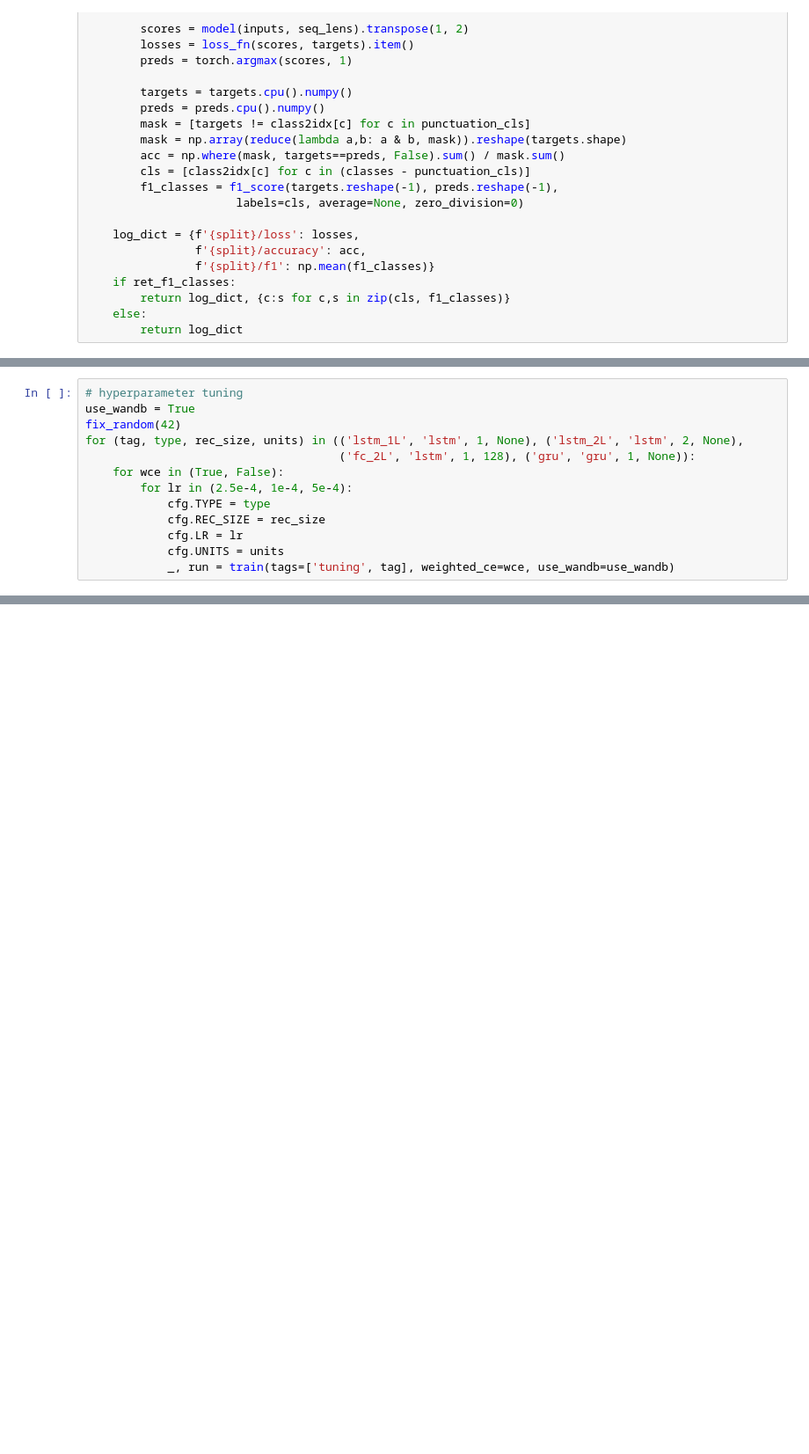
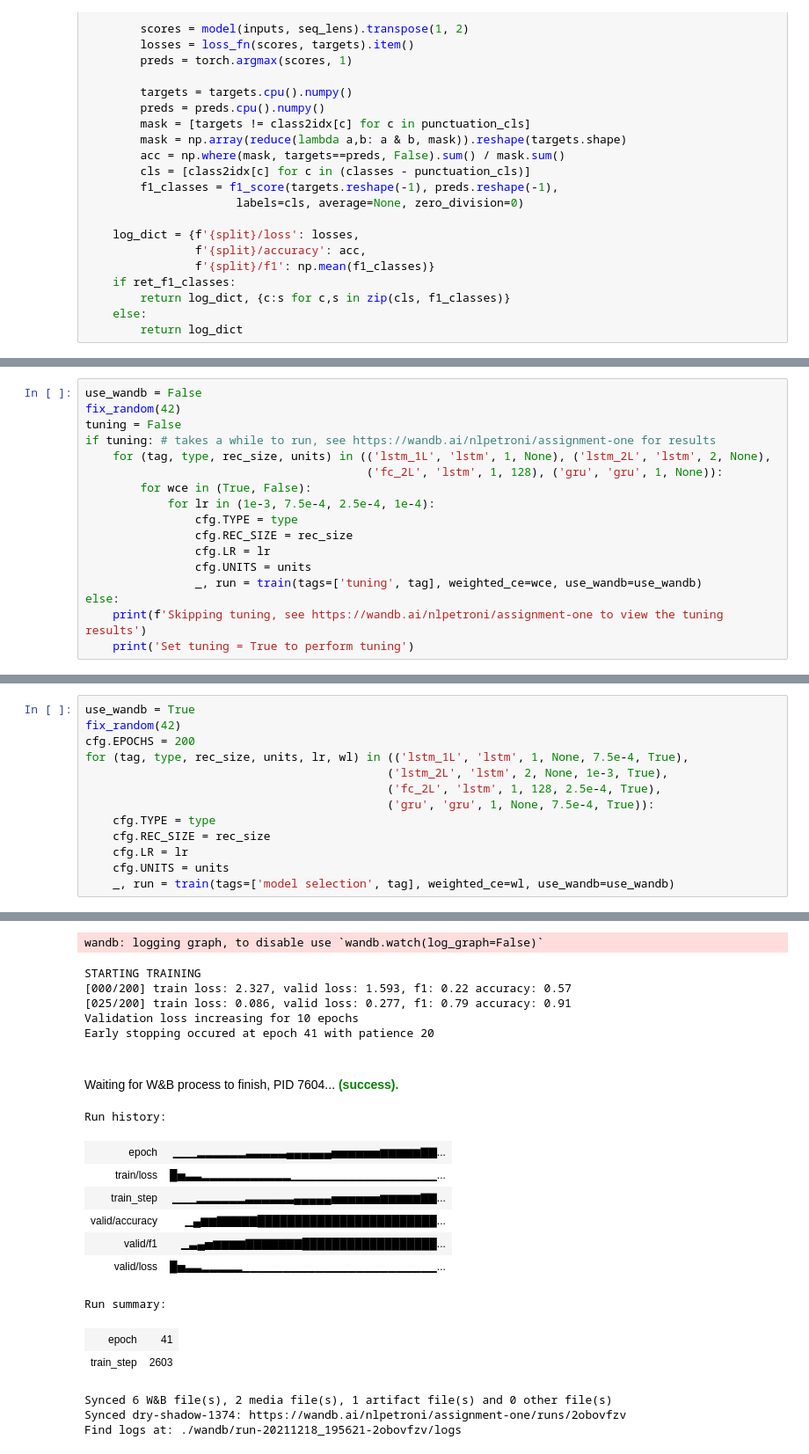
Before and after one commit to NLPetroni/assignment_one, a Jupyter notebook: solution.ipynb, the cells around one changed output, grey strips where cells are left out. Shown at 88% size. Saved outputs shown, nothing was run; the diff lists cells and outputs as text; blank space fills up the shorter version.

```diff
--- a/solution.ipynb
+++ b/solution.ipynb
@@ -460,0 +536,17 @@ def fix_random(seed: int) -> None:
+# %%
+use_wandb = False
+fix_random(42)
+tuning = False
+if tuning: # takes a while to run, see https://wandb.ai/nlpetroni/assignment-one for results
+    for (tag, type, rec_size, units) in (('lstm_1L', 'lstm', 1, None), ('lstm_2L', 'lstm', 2, None),
+                                         ('fc_2L', 'lstm', 1, 128), ('gru', 'gru', 1, None)):
+        for wce in (True, False):
+            for lr in (1e-3, 7.5e-4, 2.5e-4, 1e-4):
+                cfg.TYPE = type
+                cfg.REC_SIZE = rec_size
+                cfg.LR = lr
+                cfg.UNITS = units
+                _, run = train(tags=['tuning', tag], weighted_ce=wce, use_wandb=use_wandb)
+else:
+    print(f'Skipping tuning, see https://wandb.ai/nlpetroni/assignment-one to view the tuning results')
+    print('Set tuning = True to perform tuning')
@@ -461,13 +558,14 @@ def fix_random(seed: int) -> None:
 # %%
-# hyperparameter tuning
 use_wandb = True
 fix_random(42)
-for (tag, type, rec_size, units) in (('lstm_1L', 'lstm', 1, None), ('lstm_2L', 'lstm', 2, None),
-                                     ('fc_2L', 'lstm', 1, 128), ('gru', 'gru', 1, None)):
-    for wce in (True, False):
-        for lr in (2.5e-4, 1e-4, 5e-4):
-            cfg.TYPE = type
-            cfg.REC_SIZE = rec_size
-            cfg.LR = lr
-            cfg.UNITS = units
-            _, run = train(tags=['tuning', tag], weighted_ce=wce, use_wandb=use_wandb)
+cfg.EPOCHS = 200
+for (tag, type, rec_size, units, lr, wl) in (('lstm_1L', 'lstm', 1, None, 7.5e-4, True),
+                                            ('lstm_2L', 'lstm', 2, None, 1e-3, True),
+                                            ('fc_2L', 'lstm', 1, 128, 2.5e-4, True),
+                                            ('gru', 'gru', 1, None, 7.5e-4, True)):
+    cfg.TYPE = type
+    cfg.REC_SIZE = rec_size
+    cfg.LR = lr
+    cfg.UNITS = units
+    _, run = train(tags=['model selection', tag], weighted_ce=wl, use_wandb=use_wandb)
+# %% [output]
@@ -473,0 +576,20 @@ for (tag, type, rec_size, units) in (('lstm_1L', 'lstm', 1, None), ('lstm_2L', '
+wandb: logging graph, to disable use `wandb.watch(log_graph=False)`
+STARTING TRAINING
+[000/200] train loss: 2.327, valid loss: 1.593, f1: 0.22 accuracy: 0.57
+[025/200] train loss: 0.086, valid loss: 0.277, f1: 0.79 accuracy: 0.91
+Validation loss increasing for 10 epochs
+Early stopping occured at epoch 41 with patience 20
+Waiting for W&B process to finish, PID 7604... (success).
+Run history:
+| epoch | ▁▁▁▂▂▂▂▂▂▃▃▃▃▃▄▄▄▄▄▄▅▅▅▅▅▅▆▆▆▆▆▇▇... |
+| train/loss | █▅▃▃▂▂▂▂▂▂▂▂▂▂▂▁▁▁▁▁▁▁▁▁▁▁▁▁▁▁▁▁▁... |
+| train_step | ▁▁▁▂▂▂▂▂▂▃▃▃▃▃▃▄▄▄▄▄▅▅▅▅▅▅▆▆▆▆▆▇▇... |
+| valid/accuracy | ▁▄▆▆▇▇▇▇▇████████████████████████... |
+| valid/f1 | ▁▃▄▅▆▆▆▆▇▇▇▇▇▇▇██████████████████... |
+| valid/loss | █▅▃▃▂▂▂▂▂▁▁▁▁▁▁▁▁▁▁▁▁▁▁▁▁▁▁▁▁▁▁▁▁... |
+Run summary:
+| epoch | 41 |
+| train_step | 2603 |
+Synced 6 W&B file(s), 2 media file(s), 1 artifact file(s) and 0 other file(s)
+Synced dry-shadow-1374: https://wandb.ai/nlpetroni/assignment-one/runs/2obovfzv
+Find logs at: ./wandb/run-20211218_195621-2obovfzv/logs
```
Also changed, not shown: parts of 23 cells of this notebook, 1 other file.
